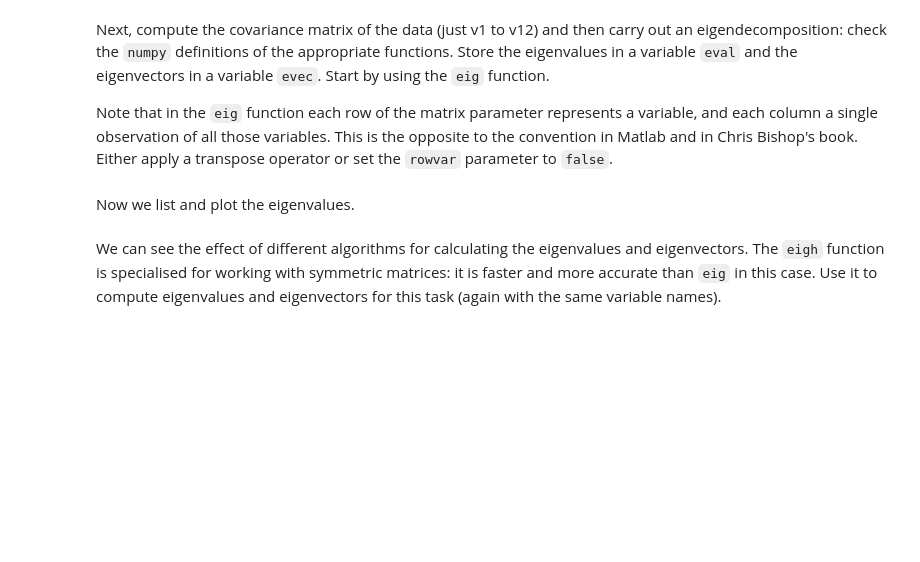
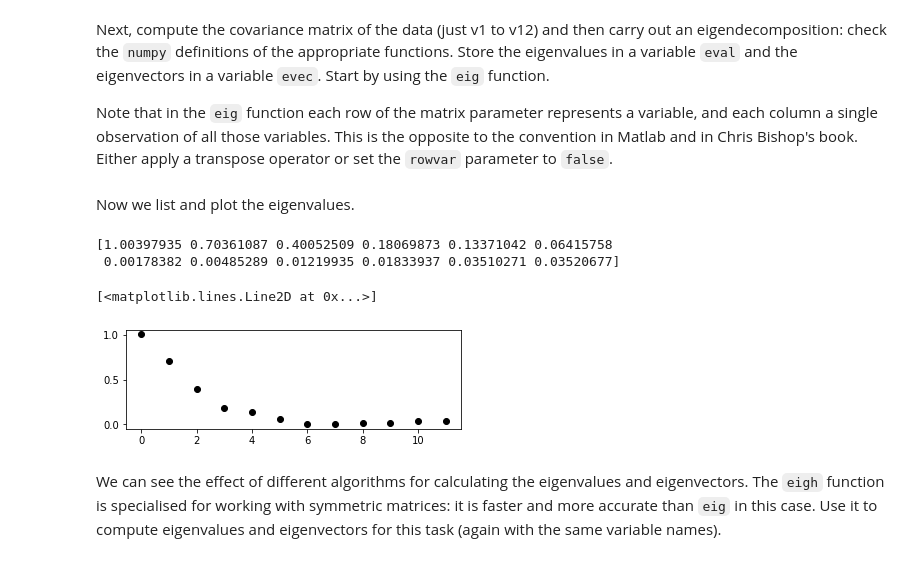
Before and after one commit to Raynham/Advanced-Data-Dnalytics, a Jupyter notebook: week2/Worksheet2.ipynb, the cells around one changed output. Saved outputs shown, nothing was run; the diff lists cells and outputs as text; code cells hidden in the pictures; blank space fills up the shorter version.

```diff
--- a/week2/Worksheet2.ipynb
+++ b/week2/Worksheet2.ipynb
@@ -55,11 +73,21 @@ Note that in the `eig` function each row of the matrix parameter represents a va
+# %%
+#TODO
+X = df[['v1','v2','v3','v4','v5','v6','v7','v8','v9','v10','v11','v12']]
+covariance_matrix = np.cov(X,rowvar=False)
+eval, evec = np.linalg.eig(covariance_matrix)
 # %% [markdown]
 Now we list and plot the eigenvalues.
 # %%
 #Uncomment code when previous section is completed
-#print (eval)
-#plt.figure()
-#plt.subplot(211)
-#plt.plot( eval, 'ok')
+print (eval)
+plt.figure()
+plt.subplot(211)
+plt.plot( eval, 'ok')
+# %% [output]
+[1.00397935 0.70361087 0.40052509 0.18069873 0.13371042 0.06415758
+ 0.00178382 0.00485289 0.01219935 0.01833937 0.03510271 0.03520677]
+[<matplotlib.lines.Line2D at 0x...>]
+[figure, added]
 # %% [markdown]
 
 We can see the effect of different algorithms for calculating the eigenvalues and eigenvectors. The `eigh` function is specialised for working with symmetric matrices: it is faster and more accurate than `eig` in this case. Use it to compute eigenvalues and eigenvectors for this task (again with the same variable names).
```
Also changed, not shown: parts of 23 cells of this notebook.
